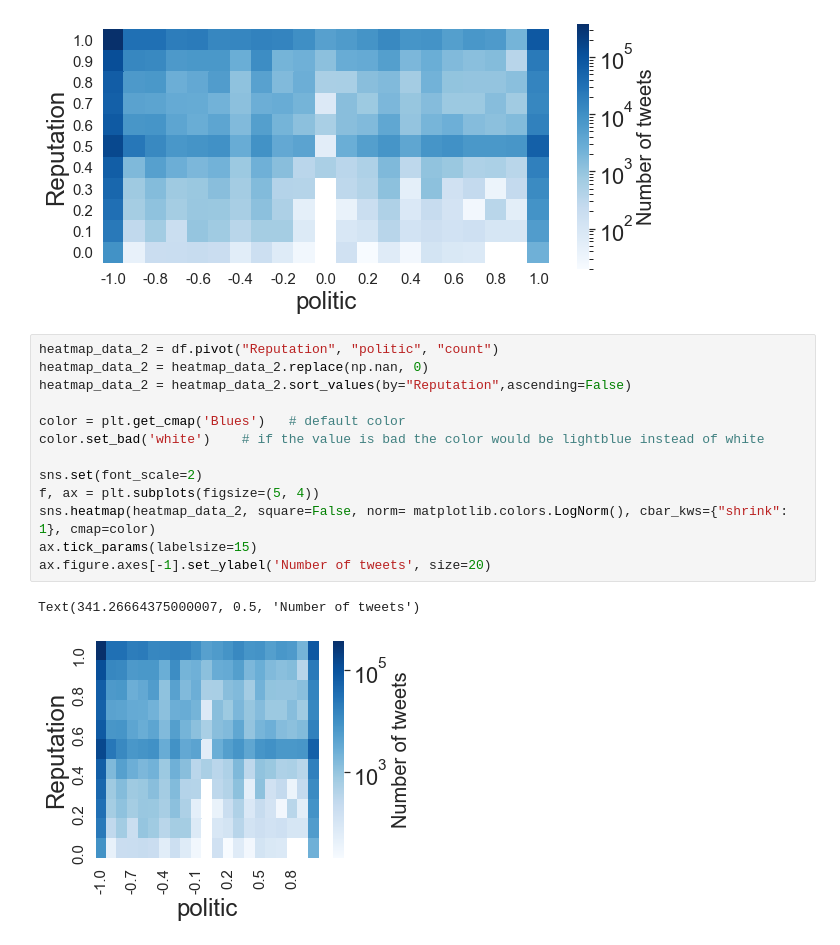
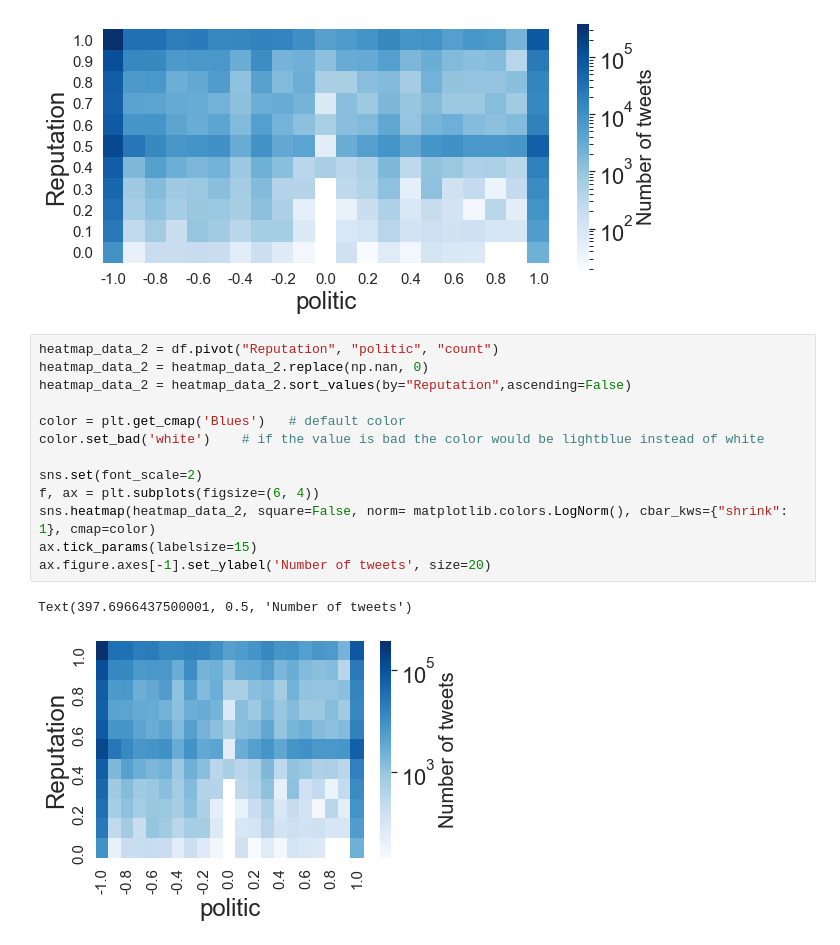
Before and after one commit to MoSamani/Deleted-Tweets, a Jupyter notebook: user_polarisiation/plot_political_polarisation_heatmap.ipynb, the cells around one changed output. Saved outputs shown, nothing was run; the diff lists cells and outputs as text.

```diff
--- a/user_polarisiation/plot_political_polarisation_heatmap.ipynb
+++ b/user_polarisiation/plot_political_polarisation_heatmap.ipynb
@@ -124,19 +124,19 @@ Text(624.7756437500002, 0.5, 'Number of tweets')
 # %%
 heatmap_data_2 = df.pivot("Reputation", "politic", "count")
 heatmap_data_2 = heatmap_data_2.replace(np.nan, 0)
 heatmap_data_2 = heatmap_data_2.sort_values(by="Reputation",ascending=False)
 
 color = plt.get_cmap('Blues')   # default color
 color.set_bad('white')    # if the value is bad the color would be lightblue instead of white
 
 sns.set(font_scale=2)
-f, ax = plt.subplots(figsize=(5, 4))
+f, ax = plt.subplots(figsize=(6, 4))
 sns.heatmap(heatmap_data_2, square=False, norm= matplotlib.colors.LogNorm(), cbar_kws={"shrink": 1}, cmap=color)
 ax.tick_params(labelsize=15)
 ax.figure.axes[-1].set_ylabel('Number of tweets', size=20)
 # %% [output]
-Text(341.26664375000007, 0.5, 'Number of tweets')
+Text(397.6966437500001, 0.5, 'Number of tweets')
-[figure, old version]
+[figure, new version]
 # %%
 heatmap_data_2.head()
 # %% [output]
```
Also changed, not shown: parts of 1 cell of this notebook, 10 other files.
